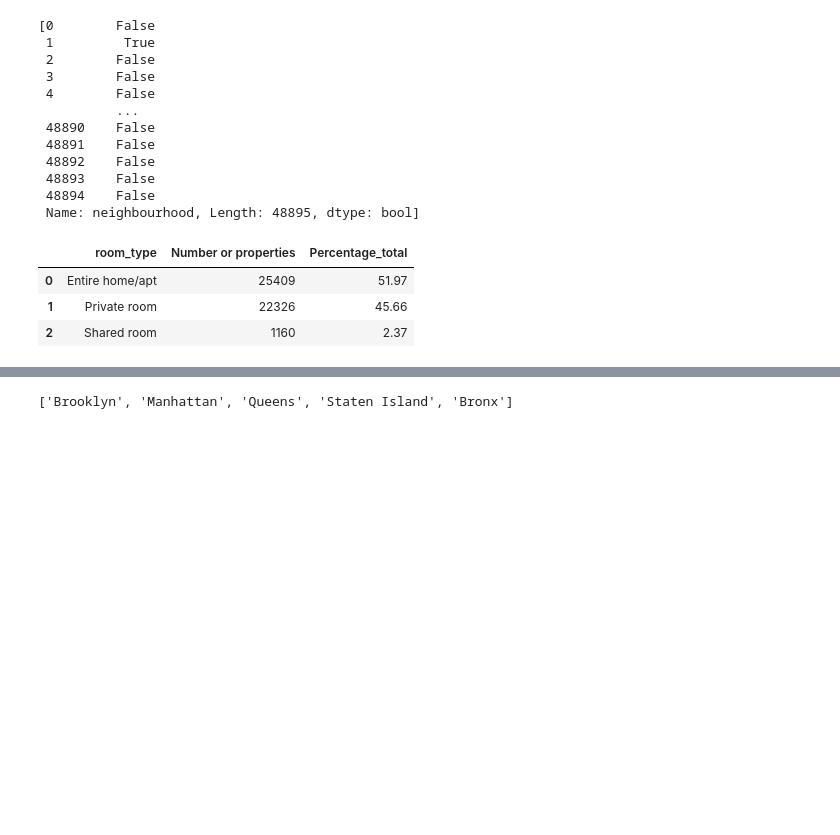
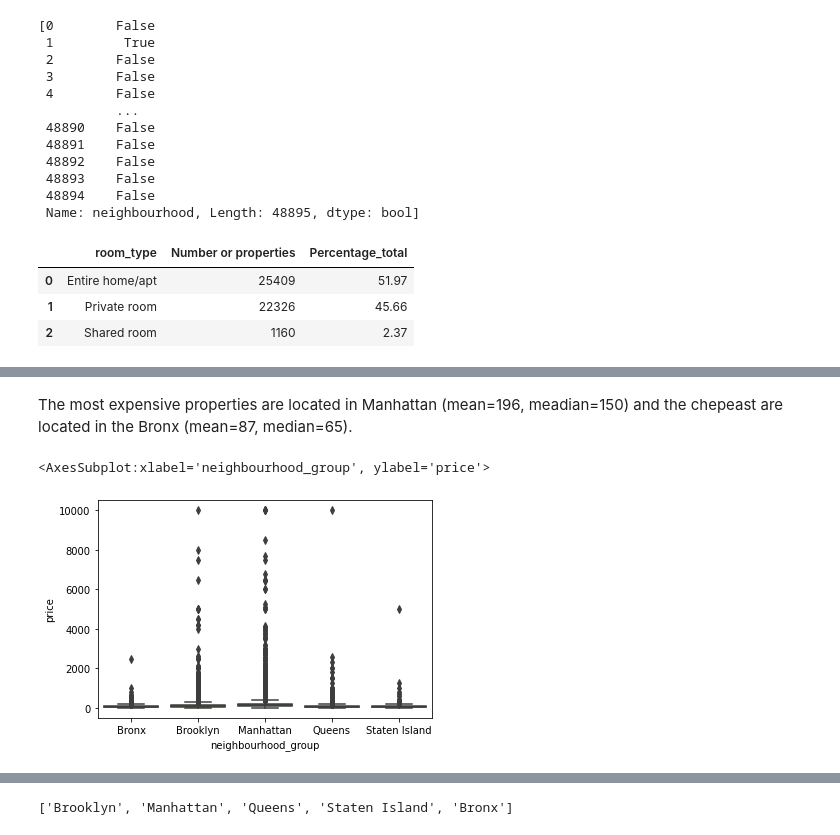
Before and after one commit to camidelgado/machine-learning-python-template, a Jupyter notebook: src/explore.ipynb, the cells around one changed output, grey strips where cells are left out. Saved outputs shown, nothing was run; the diff lists cells and outputs as text; code cells hidden in the pictures; blank space fills up the shorter version.

```diff
--- a/src/explore.ipynb
+++ b/src/explore.ipynb
@@ -243,0 +250,7 @@ Regarding the type of room, 52% are the entire home/apt, then is private room wi
+# %% [markdown]
+The most expensive properties are located in Manhattan (mean=196, meadian=150) and the chepeast are located in the Bronx (mean=87, median=65).
+# %%
+sns.boxplot(x='neighbourhood_group', y='price', data=df)
+# %% [output]
+<AxesSubplot:xlabel='neighbourhood_group', ylabel='price'>
+[figure, added]
```
Also changed, not shown: parts of 18 cells of this notebook, 1 other file.
